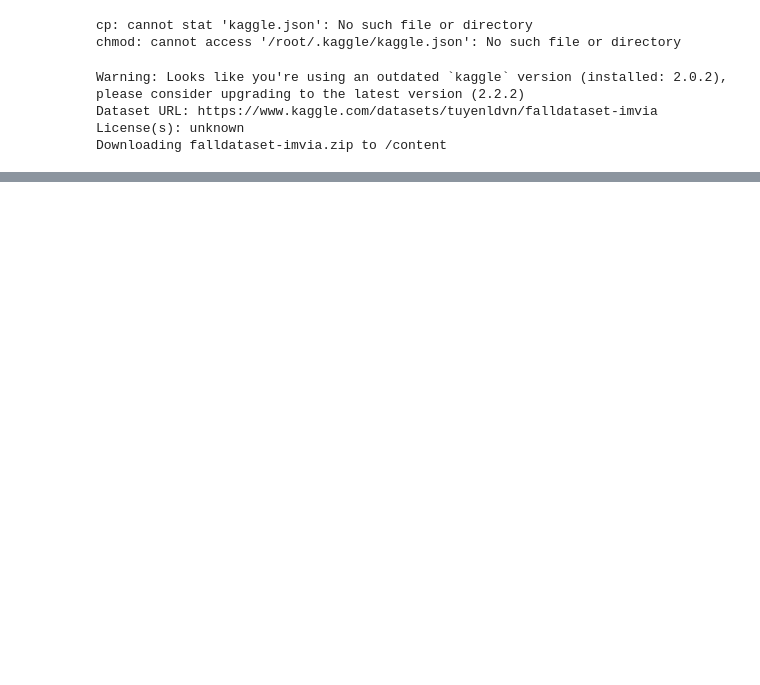
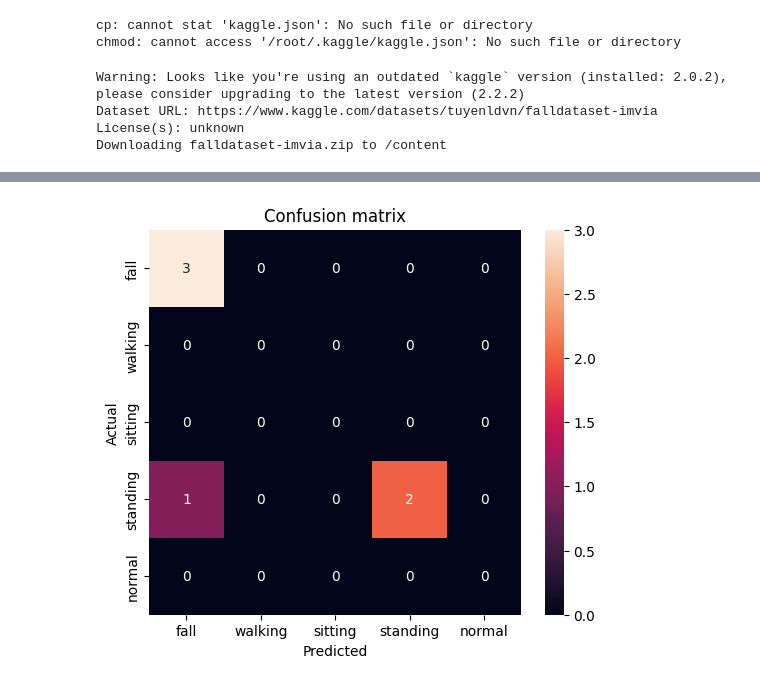
Before and after one commit to zeneanand/IADAI201-1000442-ZENE-SOPHIE-ANAND, a Jupyter notebook: FA_2.ipynb, the cells around one changed output, grey strips where cells are left out. Drawn from its saved outputs; the diff is of its cells as text; code cells hidden in the pictures; blank space fills up the shorter version.

```diff
--- a/FA_2.ipynb
+++ b/FA_2.ipynb
@@ -190,0 +413,81 @@ else:
+# %%
+# Step 5 and 6: split 70/15/15, train a small CNN, then show the marks metrics.
+# stratify is left off because some classes have only 1 frame in this small run.
+
+from sklearn.model_selection import train_test_split
+from sklearn.metrics import classification_report, confusion_matrix
+from tensorflow.keras.models import Sequential
+from tensorflow.keras.layers import Conv2D, MaxPooling2D, Flatten, Dense, Dropout
+from tensorflow.keras.optimizers import Adam
+import matplotlib.pyplot as plt
+import seaborn as sns
+import numpy as np
+
+if "CLASSES" not in globals():
+    CLASSES = ["fall", "walking", "sitting", "standing", "normal"]
+    NUM_CLASSES = len(CLASSES)
+    IMG_SIZE = (224, 224)
+
+if 'X' not in globals():
+    X = np.load('frames_X.npy')
+    y = np.load('frames_y.npy')
+    print('Loaded saved frames', X.shape)
+
+X_train, X_temp, y_train, y_temp = train_test_split(
+    X, y, test_size=0.30, random_state=42
+)
+X_val, X_test, y_val, y_test = train_test_split(
+    X_temp, y_temp, test_size=0.50, random_state=42
+)
+print("Train, validation, test:", len(X_train), len(X_val), len(X_test))
+
+model = Sequential([
+    Conv2D(16, (3, 3), activation="relu", input_shape=(IMG_SIZE[0], IMG_SIZE[1], 3)),
+    MaxPooling2D((2, 2)),
+    Conv2D(32, (3, 3), activation="relu"),
+    MaxPooling2D((2, 2)),
+    Flatten(),
+    Dense(64, activation="relu"),
+    Dropout(0.3),
+    Dense(NUM_CLASSES, activation="softmax"),
+])
+model.compile(optimizer=Adam(0.001), loss="sparse_categorical_crossentropy", metrics=["accuracy"])
+
+history = model.fit(
+    X_train, y_train,
+    validation_data=(X_val, y_val),
+    epochs=8,
+    batch_size=16,
+)
+
+probs = model.predict(X_test)
+pred = probs.argmax(axis=1)
+print(classification_report(
+    y_test, pred,
+    labels=list(range(len(CLASSES))),
+    target_names=CLASSES,
+    zero_division=0,
+))
+
+cm = confusion_matrix(y_test, pred, labels=list(range(len(CLASSES))))
+plt.figure(figsize=(6, 5))
+sns.heatmap(cm, annot=True, fmt="d", xticklabels=CLASSES, yticklabels=CLASSES)
+plt.xlabel("Predicted")
+plt.ylabel("Actual")
+plt.title("Confusion matrix")
+plt.show()
+
+plt.figure()
+plt.plot(history.history["accuracy"], label="train")
+plt.plot(history.history["val_accuracy"], label="validation")
+plt.title("Accuracy")
+plt.legend()
+plt.show()
+
+plt.figure()
+plt.plot(history.history["loss"], label="train")
+plt.plot(history.history["val_loss"], label="validation")
+plt.title("Loss")
+plt.legend()
+plt.show()
+# %% [output]
@@ -190,0 +512 @@ else:
+[figure, added]
```
Also changed, not shown: parts of 12 cells of this notebook.
